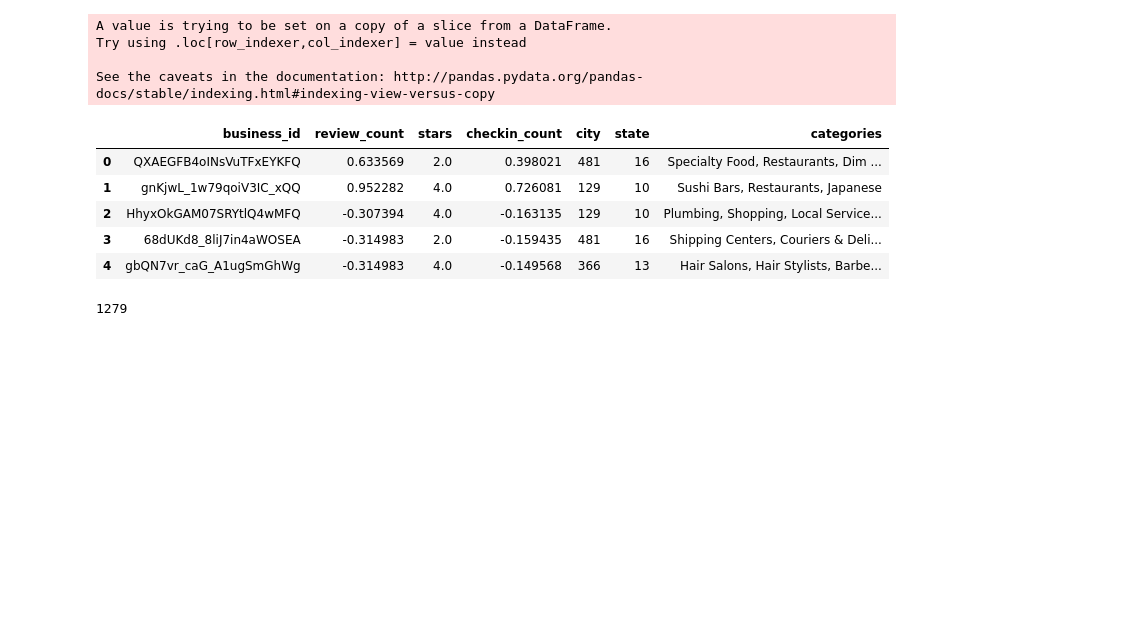
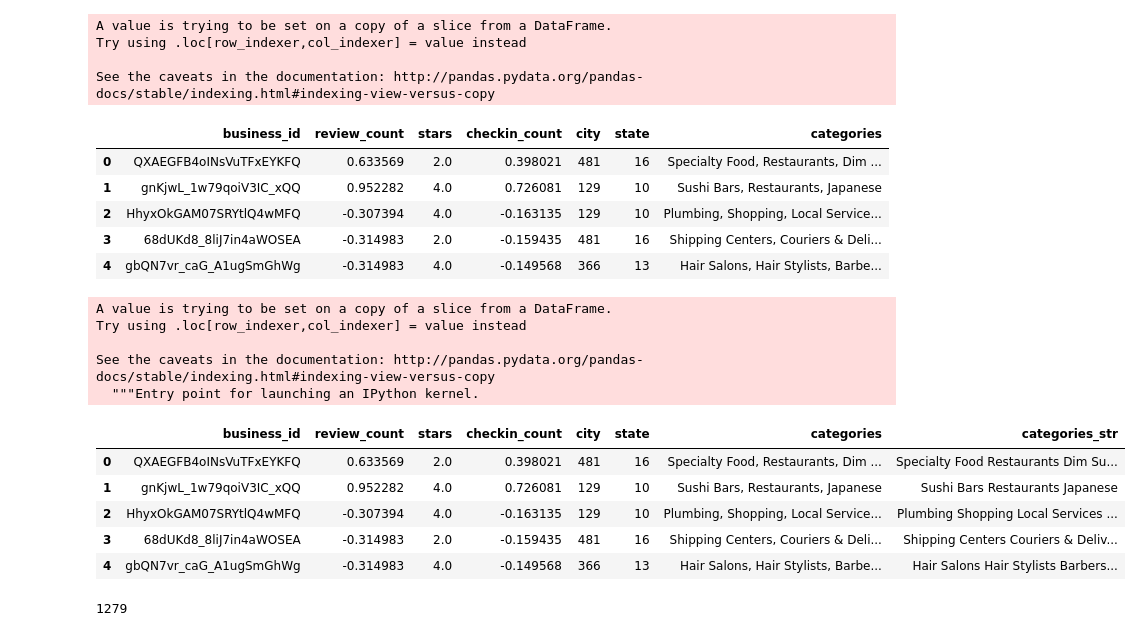
Before and after one commit to ck-unifr/yelp_dataset_challenge, a Jupyter notebook: notebooks/predict_star_ratings.ipynb, the cells around one changed output. Cells and saved outputs as stored; diff of their text form; code cells hidden in the pictures; blank space fills up the shorter version.

```diff
--- a/notebooks/predict_star_ratings.ipynb
+++ b/notebooks/predict_star_ratings.ipynb
@@ -323,6 +323,23 @@ df_merged_new.head()
 | 2 | HhyxOkGAM07SRYtlQ4wMFQ | -0.307394 | 4.0 | -0.163135 | 129 | 10 | Plumbing, Shopping, Local Service... |
 | 3 | 68dUKd8_8liJ7in4aWOSEA | -0.314983 | 2.0 | -0.159435 | 481 | 16 | Shipping Centers, Couriers & Deli... |
 | 4 | gbQN7vr_caG_A1ugSmGhWg | -0.314983 | 4.0 | -0.149568 | 366 | 13 | Hair Salons, Hair Stylists, Barbe... |
+# %%
+df_merged_new['categories_str'] = df_merged_new['categories'].apply(lambda x:x.replace(',', ''))
+# %% [output]
+A value is trying to be set on a copy of a slice from a DataFrame.
+Try using .loc[row_indexer,col_indexer] = value instead
+
+See the caveats in the documentation: http://pandas.pydata.org/pandas-docs/stable/indexing.html#indexing-view-versus-copy
+  """Entry point for launching an IPython kernel.
+# %%
+df_merged_new.head()
+# %% [output]
+|  | business_id | review_count | stars | checkin_count | city | state | categories | categories_str |
+| 0 | QXAEGFB4oINsVuTFxEYKFQ | 0.633569 | 2.0 | 0.398021 | 481 | 16 | Specialty Food, Restaurants, Dim ... | Specialty Food Restaurants Dim Su... |
+| 1 | gnKjwL_1w79qoiV3IC_xQQ | 0.952282 | 4.0 | 0.726081 | 129 | 10 | Sushi Bars, Restaurants, Japanese | Sushi Bars Restaurants Japanese |
+| 2 | HhyxOkGAM07SRYtlQ4wMFQ | -0.307394 | 4.0 | -0.163135 | 129 | 10 | Plumbing, Shopping, Local Service... | Plumbing Shopping Local Services ... |
+| 3 | 68dUKd8_8liJ7in4aWOSEA | -0.314983 | 2.0 | -0.159435 | 481 | 16 | Shipping Centers, Couriers & Deli... | Shipping Centers Couriers & Deliv... |
+| 4 | gbQN7vr_caG_A1ugSmGhWg | -0.314983 | 4.0 | -0.149568 | 366 | 13 | Hair Salons, Hair Stylists, Barbe... | Hair Salons Hair Stylists Barbers... |
 # %%
 categories = set((', '.join(df_merged_new['categories'].tolist())).strip().split(', '))
 len(categories)
```
Also changed, not shown: parts of 4 cells of this notebook.
